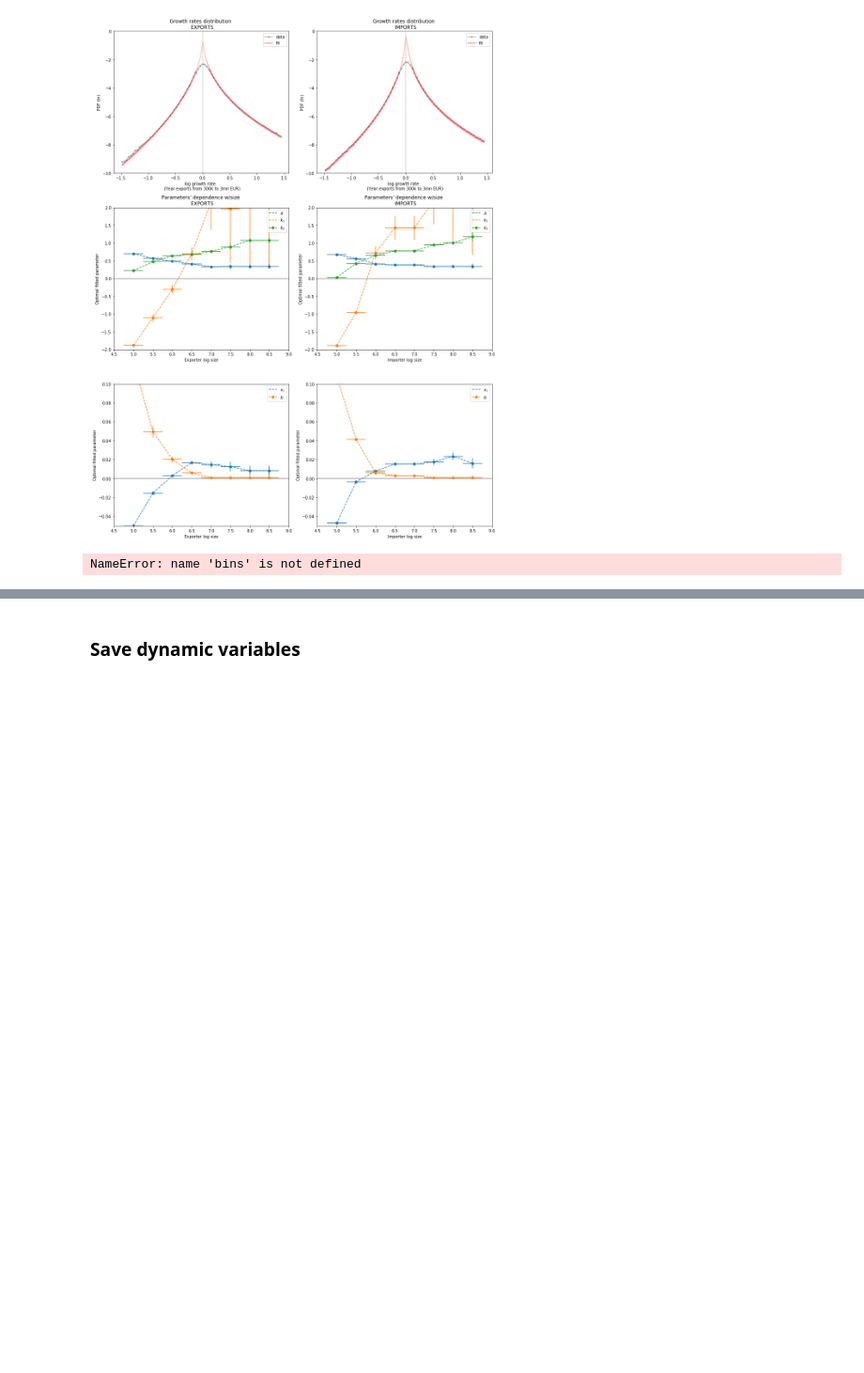
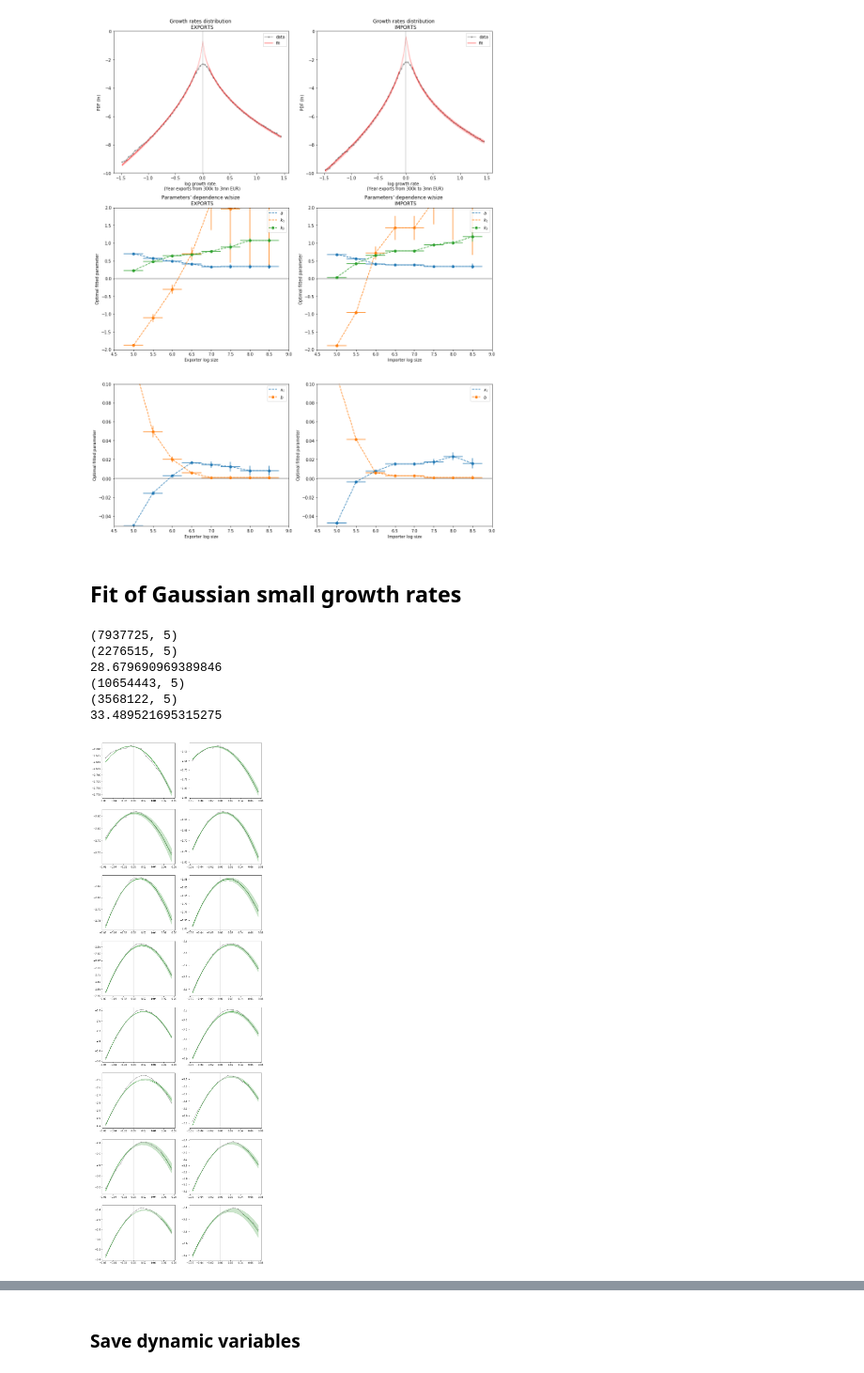
Before and after one commit to matuteiglesias/French_exports_bkp, a Jupyter notebook: code/notebooks/Gibrat test.ipynb, the cells around one changed output, grey strips where cells are left out. Shown at 94% size. Drawn from its saved outputs; the diff is of its cells as text; code cells hidden in the pictures; blank space fills up the shorter version.

```diff
--- a/code/notebooks/Gibrat test.ipynb
+++ b/code/notebooks/Gibrat test.ipynb
@@ -50,7 +50,7 @@ df['date'] = pd.DatetimeIndex(pd.to_datetime(12*(df.YEAR - 1997) + df.MONTH, uni
 #     df_level_g = df_level_g.replace(np.inf, np.nan).replace(-np.inf, np.nan).dropna()
 #     df_level_g_list += [df_level_g]
 # %%
-n = 6 #rolling and 'prev_' period
+n = 12 #rolling and 'prev_' period
 
 df_level_g_list = []
 for i in [0, 1]:
@@ -354,10 +352,74 @@ fit fail
 fit fail
 [0.02 0.5  0.05 0.99 0.24]
 [figure]
-# %%
-# -.6*(bins - 7.5)**2 + 1
-
-# -abs(bins - 7.5) + 1.5
-.8*(bins - 6.7)
-# %% [output]
-NameError: name 'bins' is not defined
+# %% [markdown]
+## Fit of Gaussian small growth rates
+# %%
+for i in [0, 1]:
+    df_level_g = df_level_g_list[i]
+    a = df_level_g.shape
+    print(a)
+    df_level_g = df_level_g.loc[abs(df_level_g.annual_logdiff - 0.015) < .075]
+    b = df_level_g.shape
+    print(b)
+    print(100*b[0]/a[0])
+# %% [output]
+(7937725, 5)
+(2276515, 5)
+28.679690969389846
+(10654443, 5)
+(3568122, 5)
+33.489521695315275
+# %%
+gibrat_list = []
+
+bins = np.arange(5, 9, .5)
+fig, axs = plt.subplots(len(bins),2, figsize = (12, 5*len(bins)))
+
+for i in [0, 1]:
+    df_level_g = df_level_g_list[i]
+    df_level_g = df_level_g.loc[abs(df_level_g.annual_logdiff - 0.015) < .075]
+
+    df_level_g['annual_log_bin'] = pd.cut(df_level_g['annual_log'], np.arange(4, 10, .5))
+    df_level_g['annual_logdiff_bin'] = pd.cut(df_level_g['annual_logdiff'], np.arange(-.06, .08, .01)); # Quantile cut
+    df_level_g = df_level_g.dropna()
+
+#     ax.set_title('Growth rates distribution \n '+['EXPORTS', 'IMPORTS'][i])
+    result_list = []
+    re_std_list = []
+
+    for j,s in enumerate(bins):
+        ax = axs[j, i]
+
+        section = df_level_g.loc[abs(df_level_g.annual_log - s) < .5]
+        counts = section.groupby('annual_logdiff_bin')['annual_logdiff'].count()
+
+        x = np.array([b.mid for b in counts.index])
+        y = np.log(counts/counts.sum()).values
+
+        counts_df = pd.DataFrame([x, y]).T.replace(-np.inf, np.nan).dropna()
+        counts_df.columns = ['g_rate', 'ln_PDF']
+
+        fit_data = counts_df
+        ydata = fit_data.ln_PDF.values
+        xdata = fit_data.g_rate.values
+
+        uncertainty_suggestion = abs(fit_data.ln_PDF - (fit_data.ln_PDF.shift() + fit_data.ln_PDF.shift(-1))/2.).interpolate(limit_direction = 'both', limit = 1)
+
+        popt, pcov = curve_fit(parabola, xdata, ydata,
+                               sigma = uncertainty_suggestion, absolute_sigma = True)
+
+
+        errs = np.sqrt(np.diag(pd.DataFrame(pcov)))
+
+        bound_upper = parabola(counts_df.g_rate, *(popt + 3*errs))
+        bound_lower = parabola(counts_df.g_rate, *(popt - 3*errs))
+        ax.fill_between(counts_df.g_rate, bound_lower, bound_upper,
+                     color = 'g', alpha = 0.2)
+        data, = ax.plot(counts_df.g_rate, counts_df.ln_PDF, 'b-', marker = '.', c = '.5', alpha = .7)
+        y_best = parabola(counts_df.g_rate, *popt).clip(-np.inf, -2.5).replace(-2.5, np.nan)
+        fit, = ax.plot(counts_df.g_rate, y_best,
+                 'g-', label='fit: xc=%5.3f,  a=-%5.2f,  b=%5.2f' % tuple(popt[[0, 1, 2]]), alpha = .7)
+        ax.axvline(0, c = '.5', alpha = .4)
+# %% [output]
+[figure, added]
```
Also changed, not shown: parts of 10 cells of this notebook.
